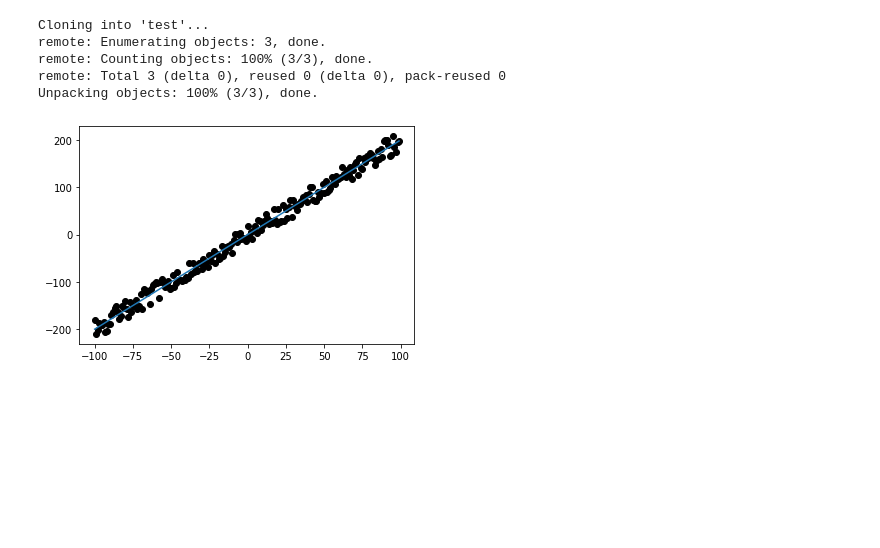
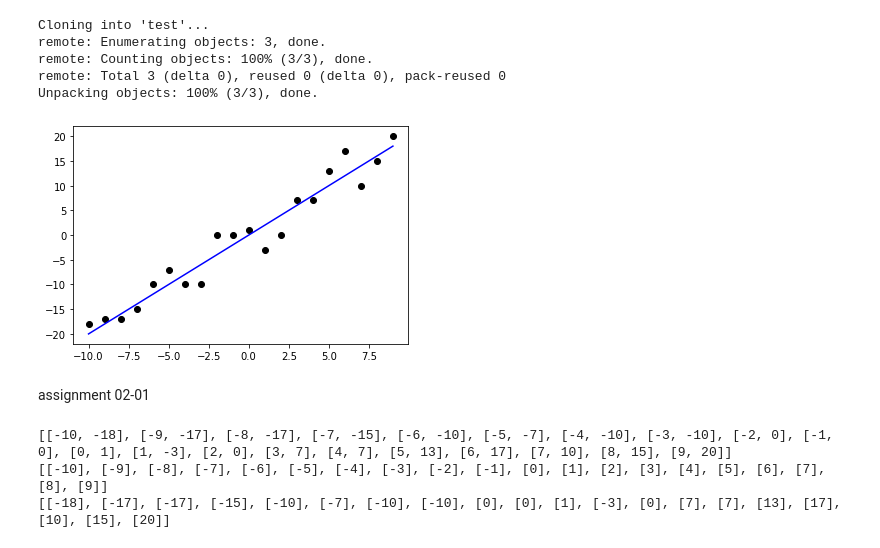
Before and after one commit to youn-gs/test, a Jupyter notebook: machine_learning.ipynb, the cells around one changed output. Drawn from its saved outputs; the diff is of its cells as text; code cells hidden in the pictures; blank space fills up the shorter version.

Commit message:
assignment 02-02 : Output results

```diff
--- a/machine_learning.ipynb
+++ b/machine_learning.ipynb
@@ -14,16 +14,33 @@ Unpacking objects: 100% (3/3), done.
 import matplotlib.pyplot as plt
 import random
 # %%
-x = range(-100, 100)
-y = [2 * v for v in x]
+x = range(-10, 10)
+y = [2 * j for j in x]
+
+randomSet = []
+xSet = []
+ySet = []
 
 for i in x:
-  ran_num = random.randint(-20, 20)
+  ran_num = random.randint(-5, 5)
   y2 = 2 * i + ran_num
+  randomSet.append([i, y2])
+  xSet.append([i])
+  ySet.append([y2])
   plt.scatter(i, y2, c = 'k')
 
 
-plt.plot(x, y)
+plt.plot(x, y,'b')
 plt.show()
 # %% [output]
-[figure, old version]
+[figure, new version]
+# %% [markdown]
+assignment 02-01
+# %%
+print(randomSet)
+print(xSet)
+print(ySet)
+# %% [output]
+[[-10, -18], [-9, -17], [-8, -17], [-7, -15], [-6, -10], [-5, -7], [-4, -10], [-3, -10], [-2, 0], [-1, 0], [0, 1], [1, -3], [2, 0], [3, 7], [4, 7], [5, 13], [6, 17], [7, 10], [8, 15], [9, 20]]
+[[-10], [-9], [-8], [-7], [-6], [-5], [-4], [-3], [-2], [-1], [0], [1], [2], [3], [4], [5], [6], [7], [8], [9]]
+[[-18], [-17], [-17], [-15], [-10], [-7], [-10], [-10], [0], [0], [1], [-3], [0], [7], [7], [13], [17], [10], [15], [20]]
```
Also changed, not shown: parts of 5 cells of this notebook.
